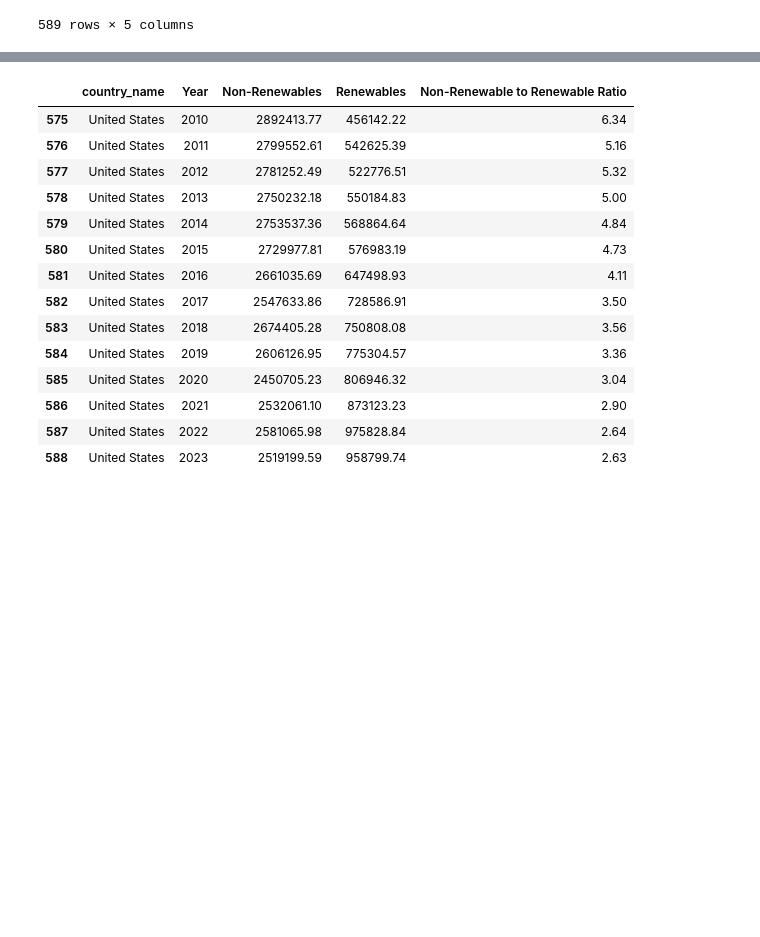
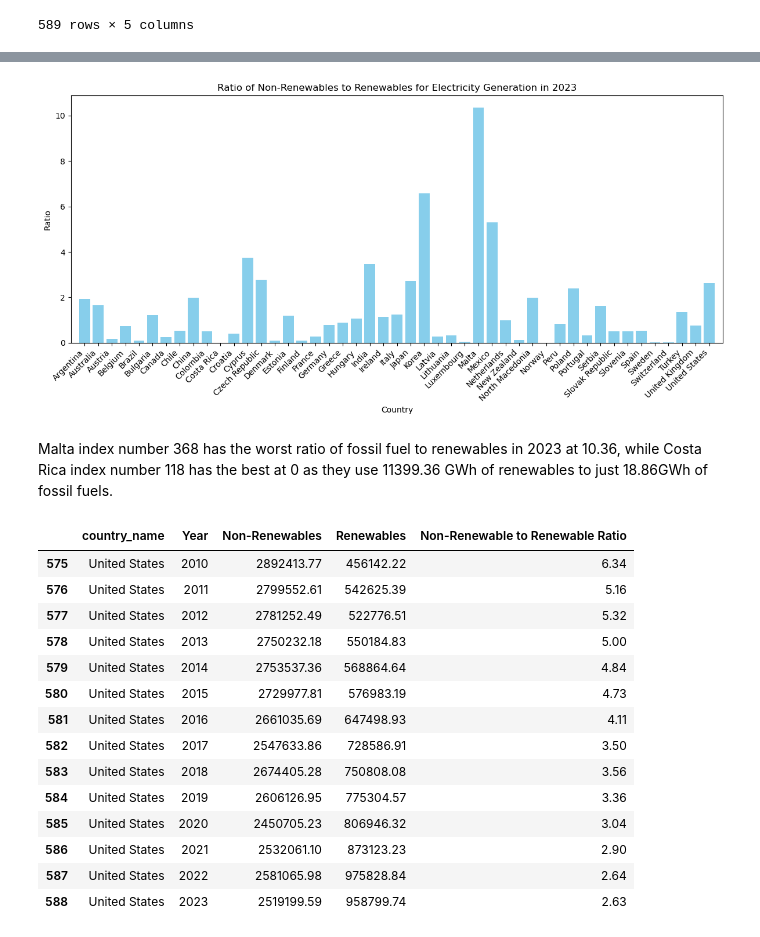
Before and after one commit to bburwinkel0721/Electric-Production, a Jupyter notebook: electricity_anaylsis.ipynb, the cells around one changed output, grey strips where cells are left out. Saved outputs shown, nothing was run; the diff lists cells and outputs as text; code cells hidden in the pictures; blank space fills up the shorter version.

Commit message:
add Vic's new bar plot

```diff
--- a/electricity_anaylsis.ipynb
+++ b/electricity_anaylsis.ipynb
@@ -660,3 +660,9 @@ fossil_renew_grouped_by_country_year
 | 587 | United States | 2022 | 2581065.98 | 975828.84 | 2.64 |
 | 588 | United States | 2023 | 2519199.59 | 958799.74 | 2.63 |
 589 rows × 5 columns
+# %%
+# Filter for only the most recent year
+fossil_renew_grouped_by_country_2023 = fossil_renew_grouped_by_country_year[fossil_renew_grouped_by_country_year['Year']=='2023']
+
+# Display dataframe
+fossil_renew_grouped_by_country_2023
@@ -663,3 +687,27 @@ fossil_renew_grouped_by_country_year
+# %%
+# Create plot
+plt.figure(figsize=(12, 6))
+plt.bar(fossil_renew_grouped_by_country_2023['country_name'], fossil_renew_grouped_by_country_2023['Non-Renewable to Renewable Ratio'], color='skyblue')
+
+# Add labels
+plt.title('Ratio of Non-Renewables to Renewables for Electricity Generation in 2023')
+plt.xlabel('Country')
+plt.ylabel('Ratio')
+plt.xticks(ticks=fossil_renew_grouped_by_country_2023['country_name'], labels=fossil_renew_grouped_by_country_2023['country_name'], rotation=45, ha='right')
+
+# Adjust x limits for better viewablility
+plt.xlim(-1,47)
+plt.tight_layout()
+
+# Save plot as PNG file
+plt.savefig('./output_data/bar_ratio_non_vs_renew.png')
+
+# Show plot
+plt.show()
+# %% [output]
+[figure, added]
+# %% [markdown]
+Malta index number 368 has the worst ratio of fossil fuel to renewables in 2023 at 10.36, while Costa Rica index number 118 has the best at 0 as they use 11399.36 GWh of renewables to just 18.86GWh of fossil fuels.
 # %%
 # Find the Ratio for the United States
 us_df = fossil_renew_grouped_by_country_year[fossil_renew_grouped_by_country_year['country_name']== 'United States'].copy()
```
Also changed, not shown: parts of 1 cell of this notebook, 1 other file.
